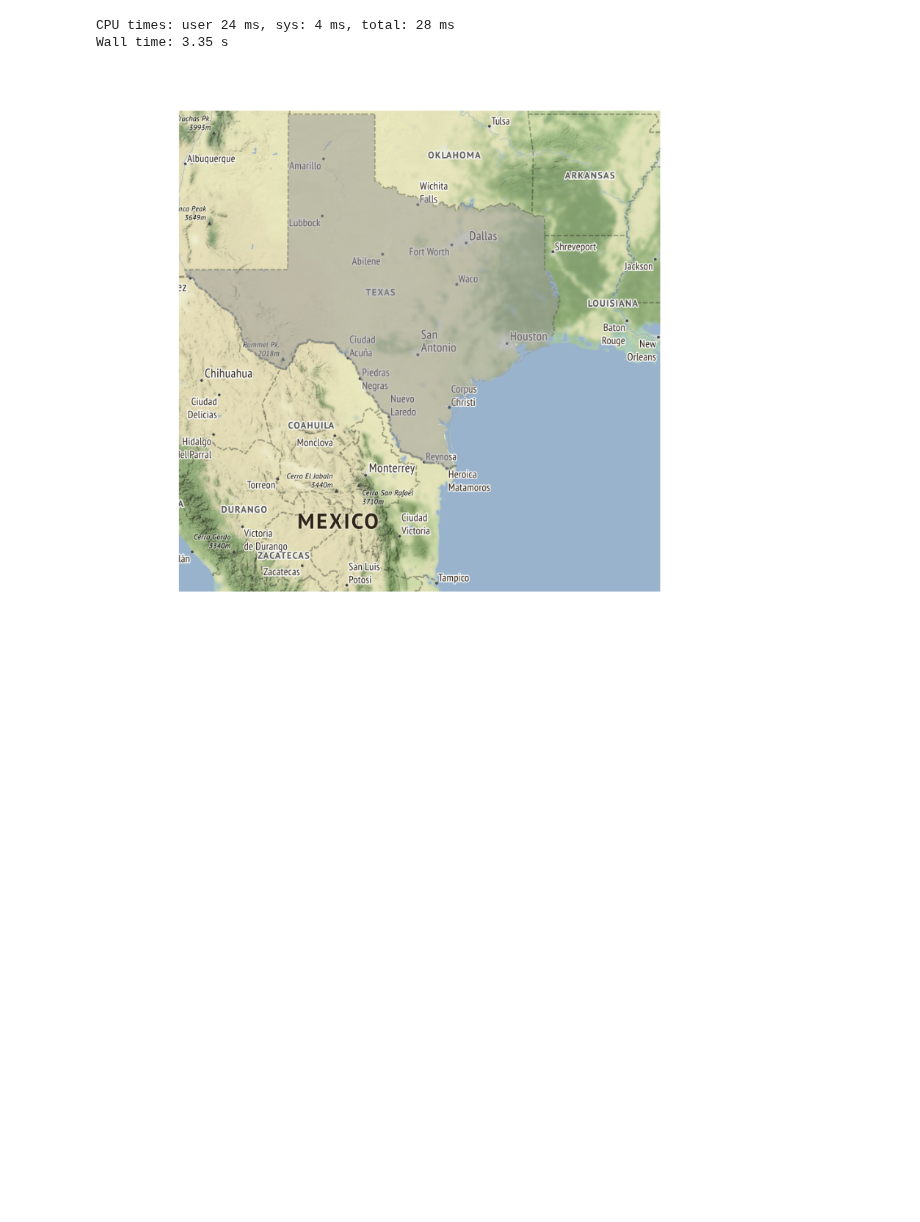
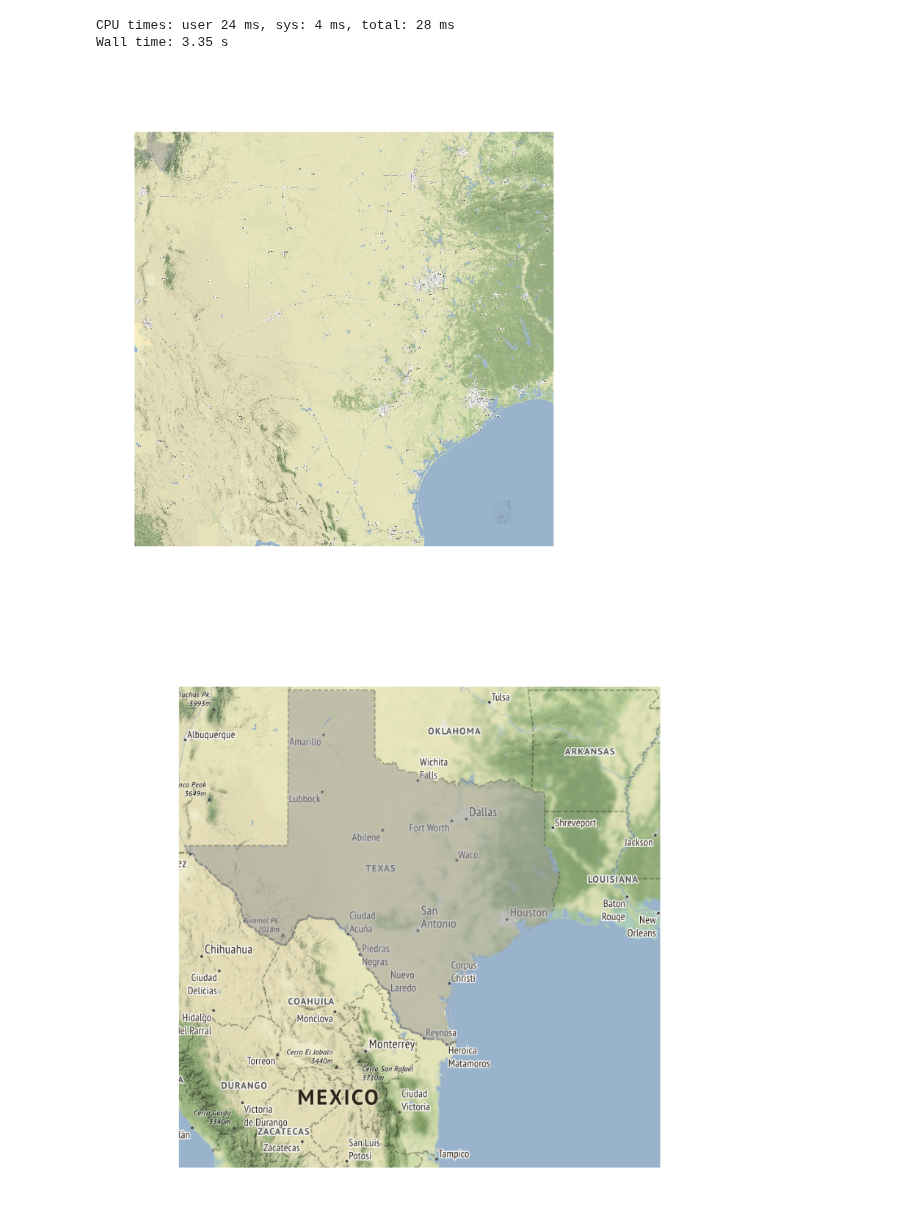
Before and after one commit to geopandas/contextily, a Jupyter notebook: contextily_guide.ipynb, the cells around one changed output. Cells and saved outputs as stored; diff of their text form; code cells hidden in the pictures; blank space fills up the shorter version.

```diff
--- a/contextily_guide.ipynb
+++ b/contextily_guide.ipynb
@@ -92,6 +92,14 @@ w, s, e, n = tx['TX'].bounds
 # %% [output]
 CPU times: user 24 ms, sys: 4 ms, total: 28 ms
 Wall time: 3.35 s
+# %%
+f, ax = plt.subplots(1, figsize=(9, 9))
+ax.imshow(img, extent=rtr.bounds)
+tx.to_crs(rtr.crs).plot(edgecolor='none', ax=ax)
+ax.set_axis_off()
+plt.show()
+# %% [output]
+[figure, added]
 # %%
 f, ax = plt.subplots(1, figsize=(9, 9))
 bb = rtr.bounds
```
Also changed, not shown: parts of 5 cells of this notebook.
